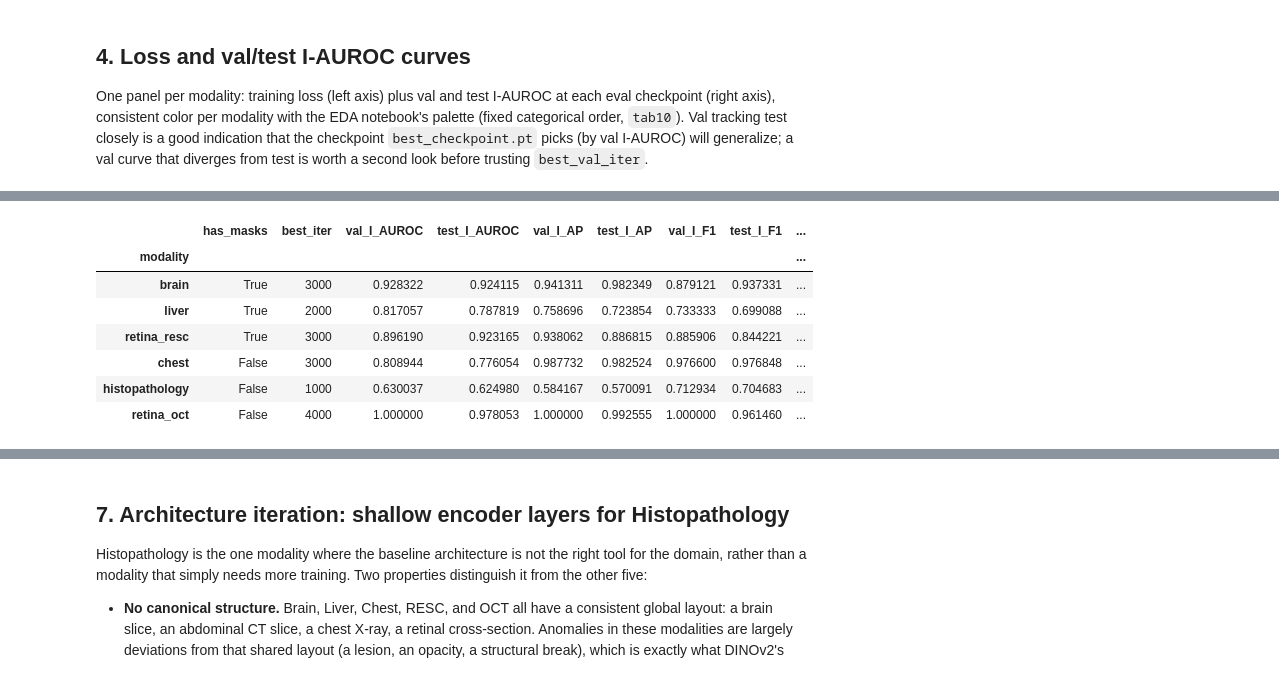
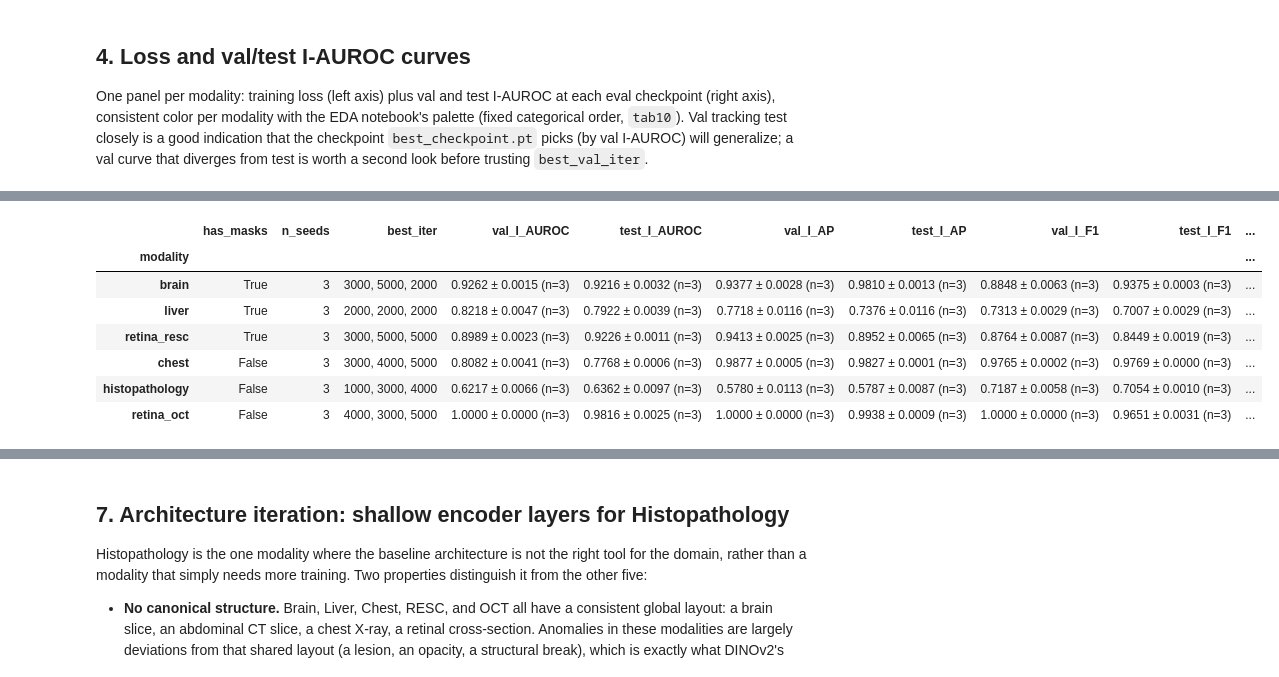
Before and after one commit to eremozdemir/mammo-uad-2d3d, a Jupyter notebook: notebooks/bmad/bmad_dinomaly2_train.ipynb, the cells around one changed output, grey strips where cells are left out. Drawn from its saved outputs; the diff is of its cells as text; code cells hidden in the pictures.

```diff
--- a/notebooks/bmad/bmad_dinomaly2_train.ipynb
+++ b/notebooks/bmad/bmad_dinomaly2_train.ipynb
@@ -213,16 +300,20 @@ done in 97.9 min  ->  /Users/toriav/Desktop/Erem/BC Cancer/Anomaly Detection/mam
 
 Re-run from here without retraining by loading the latest `history.json` per modality off disk. This is useful for checking progress from a second notebook while the cell above is still training, or after a kernel restart.
 # %%
-def load_history(history_or_none, modality):
+def load_history(history_or_none, modality, seed):
     if history_or_none is not None:
         return history_or_none
-    matches = sorted(glob.glob(f'../../runs/bmad_dinomaly2_{modality}_*'))
+    matches = sorted(glob.glob(f'../../runs/bmad_dinomaly2_{modality}_seed{seed}_*'))
     if not matches:
         return None
     return json.load(open(f'{matches[-1]}/history.json'))
 
-histories = {name: load_history(histories.get(name), name) for name in MODALITIES}
-for name, h in histories.items():
-    status = f"{len(h['evals'])} eval checkpoint(s)" if h else 'no run found yet'
-    print(f'{name:16s}  {status}')
+histories = {
+    name: {seed: load_history(histories.get(name, {}).get(seed), name, seed) for seed in SEEDS}
+    for name in MODALITIES
+}
+for name in MODALITIES:
+    parts = [f"seed {seed}: {len(h['evals'])} eval checkpoint(s)" if h else f"seed {seed}: no run yet"
+             for seed, h in histories[name].items()]
+    print(f'{name:16s}  ' + ' | '.join(parts))
 # %% [output]
@@ -281,36 +446,62 @@ Reported at each modality's `best_val_iter` (the checkpoint that scored highest
 # %%
 def best_eval(history):
+    """Single (modality, seed) history -- reused by sections 7 and 8."""
     if not history or not history['evals']:
         return None
     if history['best_val_iter'] is None:
         return history['evals'][-1]
     return next(e for e in history['evals'] if e['iter'] == history['best_val_iter'])
 
+METRIC_SPECS = [
+    ('val_I_AUROC', 'val', 'auroc_sp'), ('test_I_AUROC', 'test', 'auroc_sp'),
+    ('val_I_AP', 'val', 'ap_sp'), ('test_I_AP', 'test', 'ap_sp'),
+    ('val_I_F1', 'val', 'f1_sp'), ('test_I_F1', 'test', 'f1_sp'),
+    ('test_P_AUROC', 'test', 'auroc_px'), ('test_P_AP', 'test', 'ap_px'),
+    ('test_P_F1', 'test', 'f1_px'), ('test_P_AUPRO', 'test', 'aupro_px'),
+]
+
+def format_mean_std(vals):
+    vals = [v for v in vals if v is not None]
+    if not vals:
+        return None
+    if len(vals) == 1:
+        return f'{vals[0]:.4f} (n=1)'
+    return f'{np.mean(vals):.4f} ± {np.std(vals):.4f} (n={len(vals)})'
+
+def summarize_across_seeds(seed_histories):
+    """dict[seed -> history] -> one row: display strings (mean ± std) plus
+    numeric _mean/_std columns for programmatic use (e.g. section 8's comparison)."""
+    evals = {seed: best_eval(h) for seed, h in seed_histories.items() if best_eval(h) is not None}
+    if not evals:
+        return None
+    row = {'n_seeds': len(evals), 'best_iter': ', '.join(str(e['iter']) for e in evals.values())}
+    for label, split, key in METRIC_SPECS:
+        vals = [e[split].get(key) for e in evals.values()]
+        vals = [v for v in vals if v is not None]
+        row[label] = format_mean_std(vals) if vals else np.nan
+        row[f'{label}_mean'] = float(np.mean(vals)) if vals else np.nan
+        row[f'{label}_std'] = float(np.std(vals)) if len(vals) > 1 else (0.0 if vals else np.nan)
+    return row
+
 rows = []
 for name in MODALITIES:
-    h = histories.get(name)
-    e = best_eval(h)
-    if e is None:
+    row = summarize_across_seeds(histories.get(name, {}))
+    if row is None:
         continue
-    val, test = e['val'], e['test']
-    rows.append(dict(
-        modality=name, has_masks=h['has_masks'], best_iter=e['iter'],
-        val_I_AUROC=val.get('auroc_sp'), test_I_AUROC=test.get('auroc_sp'),
-        val_I_AP=val.get('ap_sp'), test_I_AP=test.get('ap_sp'),
-        val_I_F1=val.get('f1_sp'), test_I_F1=test.get('f1_sp'),
-        test_P_AUROC=test.get('auroc_px'), test_P_AP=test.get('ap_px'),
-        test_P_F1=test.get('f1_px'), test_P_AUPRO=test.get('aupro_px'),
-    ))
+    row['modality'] = name
+    row['has_masks'] = MODALITY_CONFIGS[name].has_masks
+    rows.append(row)
 
 results = pd.DataFrame(rows).set_index('modality')
-results
+display_cols = ['has_masks', 'n_seeds', 'best_iter'] + [spec[0] for spec in METRIC_SPECS]
+results[display_cols]
 # %% [output]
-|  | has_masks | best_iter | val_I_AUROC | test_I_AUROC | val_I_AP | test_I_AP | val_I_F1 | test_I_F1 | ... |
-| modality |  |  |  |  |  |  |  |  | ... |
-| brain | True | 3000 | 0.928322 | 0.924115 | 0.941311 | 0.982349 | 0.879121 | 0.937331 | ... |
-| liver | True | 2000 | 0.817057 | 0.787819 | 0.758696 | 0.723854 | 0.733333 | 0.699088 | ... |
-| retina_resc | True | 3000 | 0.896190 | 0.923165 | 0.938062 | 0.886815 | 0.885906 | 0.844221 | ... |
-| chest | False | 3000 | 0.808944 | 0.776054 | 0.987732 | 0.982524 | 0.976600 | 0.976848 | ... |
-| histopathology | False | 1000 | 0.630037 | 0.624980 | 0.584167 | 0.570091 | 0.712934 | 0.704683 | ... |
-| retina_oct | False | 4000 | 1.000000 | 0.978053 | 1.000000 | 0.992555 | 1.000000 | 0.961460 | ... |
+|  | has_masks | n_seeds | best_iter | val_I_AUROC | test_I_AUROC | val_I_AP | test_I_AP | val_I_F1 | test_I_F1 | ... |
+| modality |  |  |  |  |  |  |  |  |  | ... |
+| brain | True | 3 | 3000, 5000, 2000 | 0.9262 ± 0.0015 (n=3) | 0.9216 ± 0.0032 (n=3) | 0.9377 ± 0.0028 (n=3) | 0.9810 ± 0.0013 (n=3) | 0.8848 ± 0.0063 (n=3) | 0.9375 ± 0.0003 (n=3) | ... |
+| liver | True | 3 | 2000, 2000, 2000 | 0.8218 ± 0.0047 (n=3) | 0.7922 ± 0.0039 (n=3) | 0.7718 ± 0.0116 (n=3) | 0.7376 ± 0.0116 (n=3) | 0.7313 ± 0.0029 (n=3) | 0.7007 ± 0.0029 (n=3) | ... |
+| retina_resc | True | 3 | 3000, 5000, 5000 | 0.8989 ± 0.0023 (n=3) | 0.9226 ± 0.0011 (n=3) | 0.9413 ± 0.0025 (n=3) | 0.8952 ± 0.0065 (n=3) | 0.8764 ± 0.0087 (n=3) | 0.8449 ± 0.0019 (n=3) | ... |
+| chest | False | 3 | 3000, 4000, 5000 | 0.8082 ± 0.0041 (n=3) | 0.7768 ± 0.0006 (n=3) | 0.9877 ± 0.0005 (n=3) | 0.9827 ± 0.0001 (n=3) | 0.9765 ± 0.0002 (n=3) | 0.9769 ± 0.0000 (n=3) | ... |
+| histopathology | False | 3 | 1000, 3000, 4000 | 0.6217 ± 0.0066 (n=3) | 0.6362 ± 0.0097 (n=3) | 0.5780 ± 0.0113 (n=3) | 0.5787 ± 0.0087 (n=3) | 0.7187 ± 0.0058 (n=3) | 0.7054 ± 0.0010 (n=3) | ... |
+| retina_oct | False | 3 | 4000, 3000, 5000 | 1.0000 ± 0.0000 (n=3) | 0.9816 ± 0.0025 (n=3) | 1.0000 ± 0.0000 (n=3) | 0.9938 ± 0.0009 (n=3) | 1.0000 ± 0.0000 (n=3) | 0.9651 ± 0.0031 (n=3) | ... |
 # %% [markdown]
```
Also changed, not shown: parts of 26 cells of this notebook, 7 other files.
